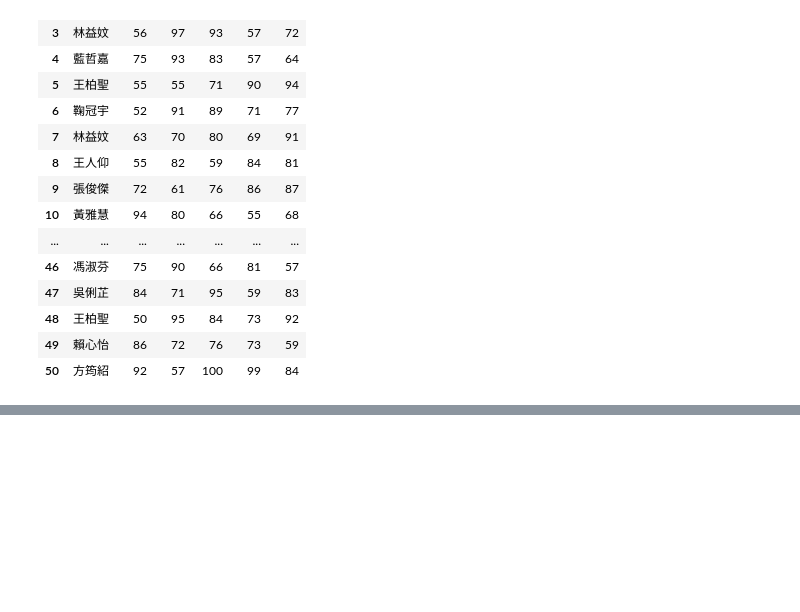
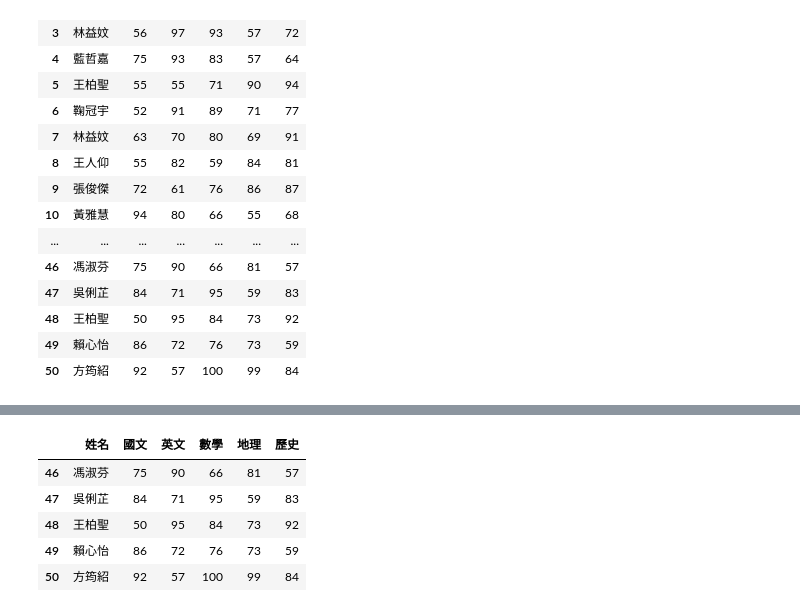
Before and after one commit to kyu226/kyu_2023_07_25, a Jupyter notebook: lesson16_6.ipynb, the cells around one changed output, grey strips where cells are left out. Cells and saved outputs as stored; diff of their text form; code cells hidden in the pictures; blank space fills up the shorter version.

```diff
--- a/lesson16_6.ipynb
+++ b/lesson16_6.ipynb
@@ -65,0 +75,9 @@ student_df
+# %%
+student_df.tail()
+# %% [output]
+|  | 姓名 | 國文 | 英文 | 數學 | 地理 | 歷史 |
+| 46 | 馮淑芬 | 75 | 90 | 66 | 81 | 57 |
+| 47 | 吳俐芷 | 84 | 71 | 95 | 59 | 83 |
+| 48 | 王柏聖 | 50 | 95 | 84 | 73 | 92 |
+| 49 | 賴心怡 | 86 | 72 | 76 | 73 | 59 |
+| 50 | 方筠紹 | 92 | 57 | 100 | 99 | 84 |
```
Also changed, not shown: parts of 5 cells of this notebook, 1 other file.
